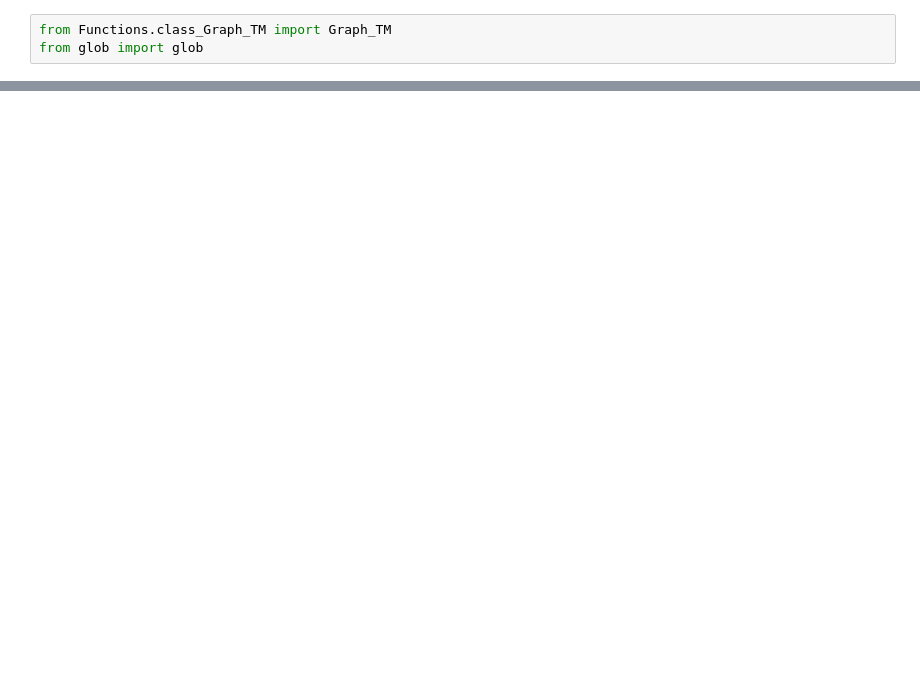
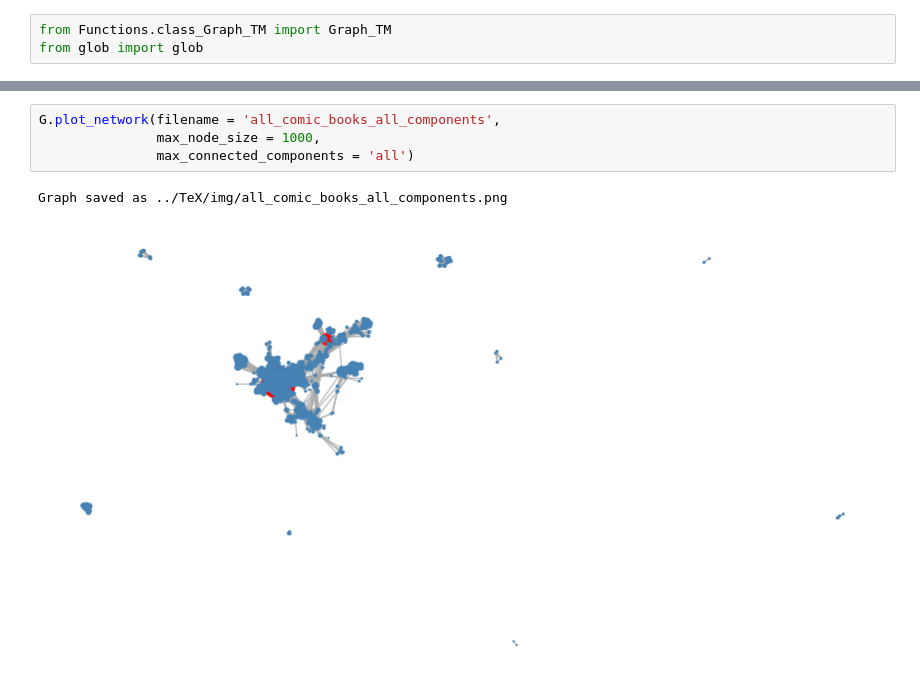
Before and after one commit to jvprimakipr/TDM_TMJ_Network, a Jupyter notebook: Code/Graphs.ipynb, the cells around one changed output, grey strips where cells are left out. Drawn from its saved outputs; the diff is of its cells as text; blank space fills up the shorter version.

```diff
--- a/Code/Graphs.ipynb
+++ b/Code/Graphs.ipynb
@@ -35,0 +42,7 @@ Graph saved as ../TeX/img/all_comic_books.png
+# %%
+G.plot_network(filename = 'all_comic_books_all_components',
+               max_node_size = 1000,
+               max_connected_components = 'all')
+# %% [output]
+Graph saved as ../TeX/img/all_comic_books_all_components.png
+[figure, added]
```
Also changed, not shown: parts of 16 cells of this notebook, 3 other files.
